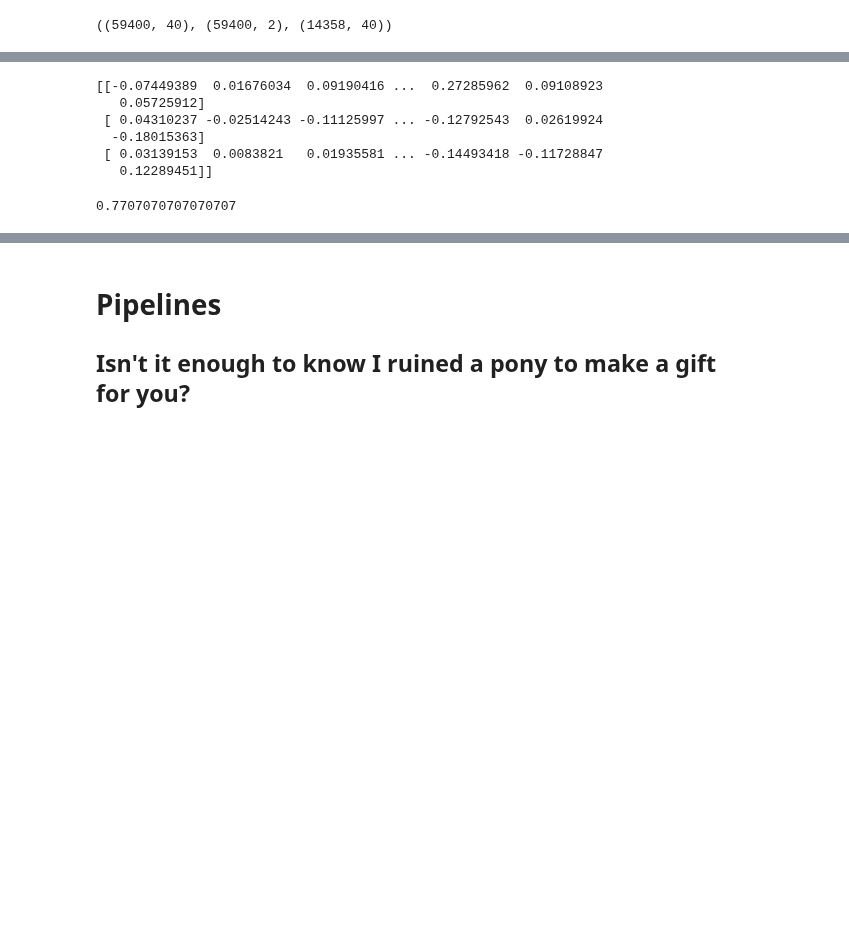
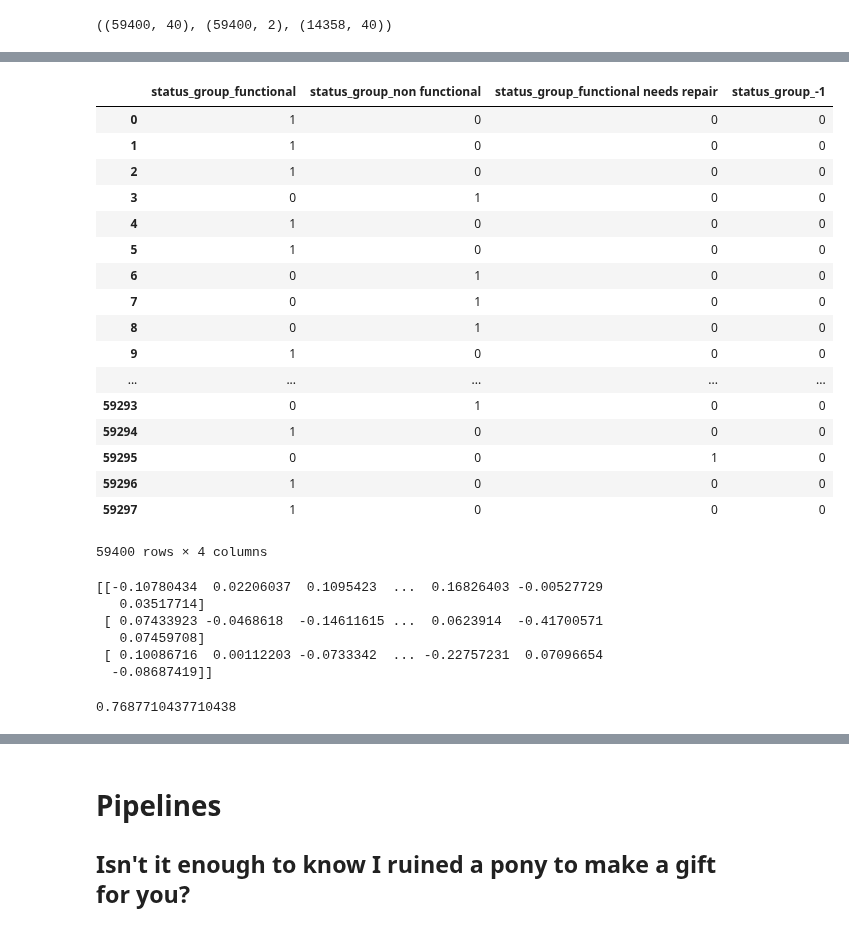
Before and after one commit to LambdaSchool/DS-Unit-2-Classification-1, a Jupyter notebook: module1-logistic-regression/Logistic-regression.ipynb, the cells around one changed output, grey strips where cells are left out. Cells and saved outputs as stored; diff of their text form; code cells hidden in the pictures; blank space fills up the shorter version.

```diff
--- a/module1-logistic-regression/Logistic-regression.ipynb
+++ b/module1-logistic-regression/Logistic-regression.ipynb
@@ -182,14 +167,35 @@ X_train, X_val, y_train, y_val = quick_split(X_scaled, train_labels['status_grou
+# %%
+train_encoded
+# %% [output]
+|  | status_group_functional | status_group_non functional | status_group_functional needs repair | status_group_-1 |
+| 0 | 1 | 0 | 0 | 0 |
+| 1 | 1 | 0 | 0 | 0 |
+| 2 | 1 | 0 | 0 | 0 |
+| 3 | 0 | 1 | 0 | 0 |
+| 4 | 1 | 0 | 0 | 0 |
+| 5 | 1 | 0 | 0 | 0 |
+| 6 | 0 | 1 | 0 | 0 |
+| 7 | 0 | 1 | 0 | 0 |
+| 8 | 0 | 1 | 0 | 0 |
+| 9 | 1 | 0 | 0 | 0 |
+| ... | ... | ... | ... | ... |
+| 59293 | 0 | 1 | 0 | 0 |
+| 59294 | 1 | 0 | 0 | 0 |
+| 59295 | 0 | 0 | 1 | 0 |
+| 59296 | 1 | 0 | 0 | 0 |
+| 59297 | 1 | 0 | 0 | 0 |
+59400 rows × 4 columns
 # %%
-model = LogisticRegression(solver='lbfgs', multi_class='auto', max_iter=20000)
+model = LogisticRegression(solver='liblinear', multi_class='auto', max_iter=20000)
 model.fit(X_train, y_train)
 y_pred = model.predict(X_val)
 print(model.coef_)
 accuracy_score(y_val, y_pred)
 # %% [output]
-[[-0.07449389  0.01676034  0.09190416 ...  0.27285962  0.09108923
-   0.05725912]
- [ 0.04310237 -0.02514243 -0.11125997 ... -0.12792543  0.02619924
-  -0.18015363]
- [ 0.03139153  0.0083821   0.01935581 ... -0.14493418 -0.11728847
-   0.12289451]]
+[[-0.10780434  0.02206037  0.1095423  ...  0.16826403 -0.00527729
+   0.03517714]
+ [ 0.07433923 -0.0468618  -0.14611615 ...  0.0623914  -0.41700571
+   0.07459708]
+ [ 0.10086716  0.00112203 -0.0733342  ... -0.22757231  0.07096654
+  -0.08687419]]
-0.7707070707070707
+0.7687710437710438
```
Also changed, not shown: parts of 17 cells of this notebook, 6 other files.
